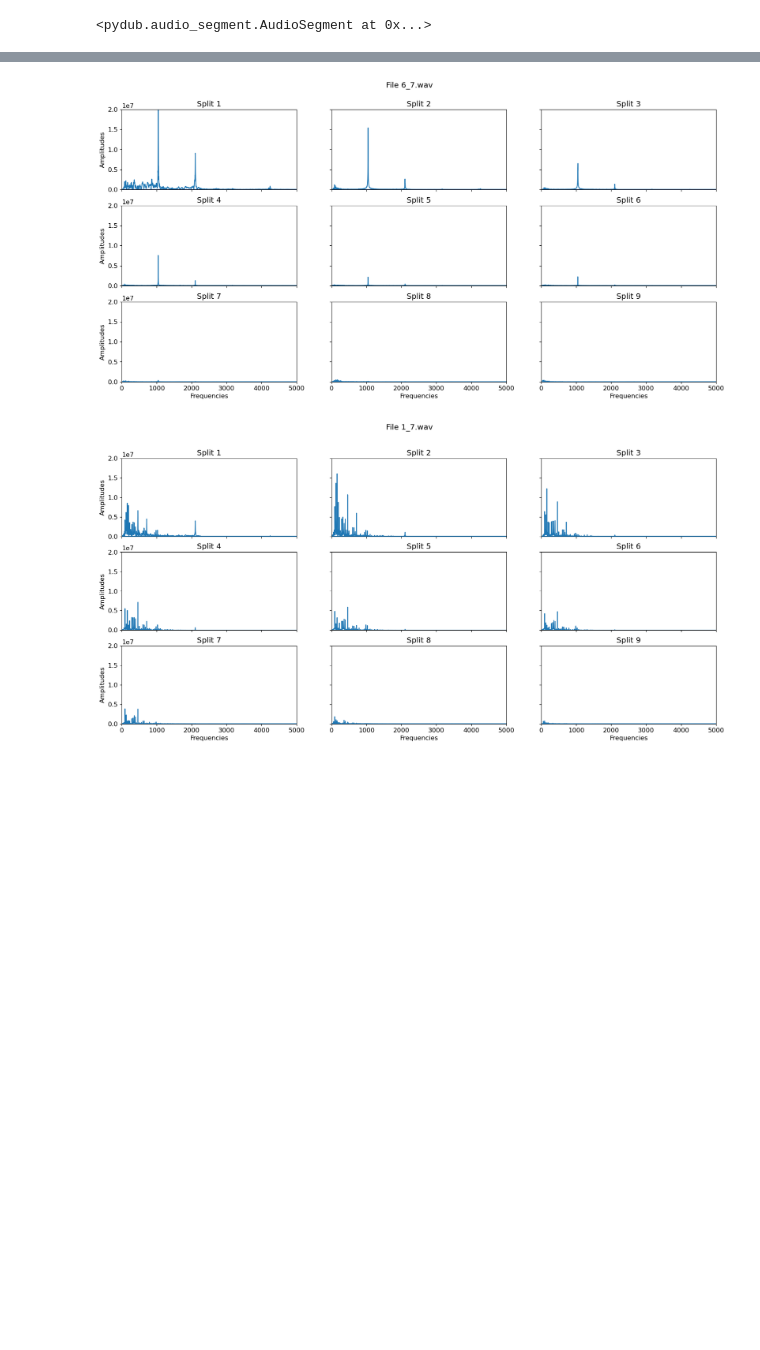
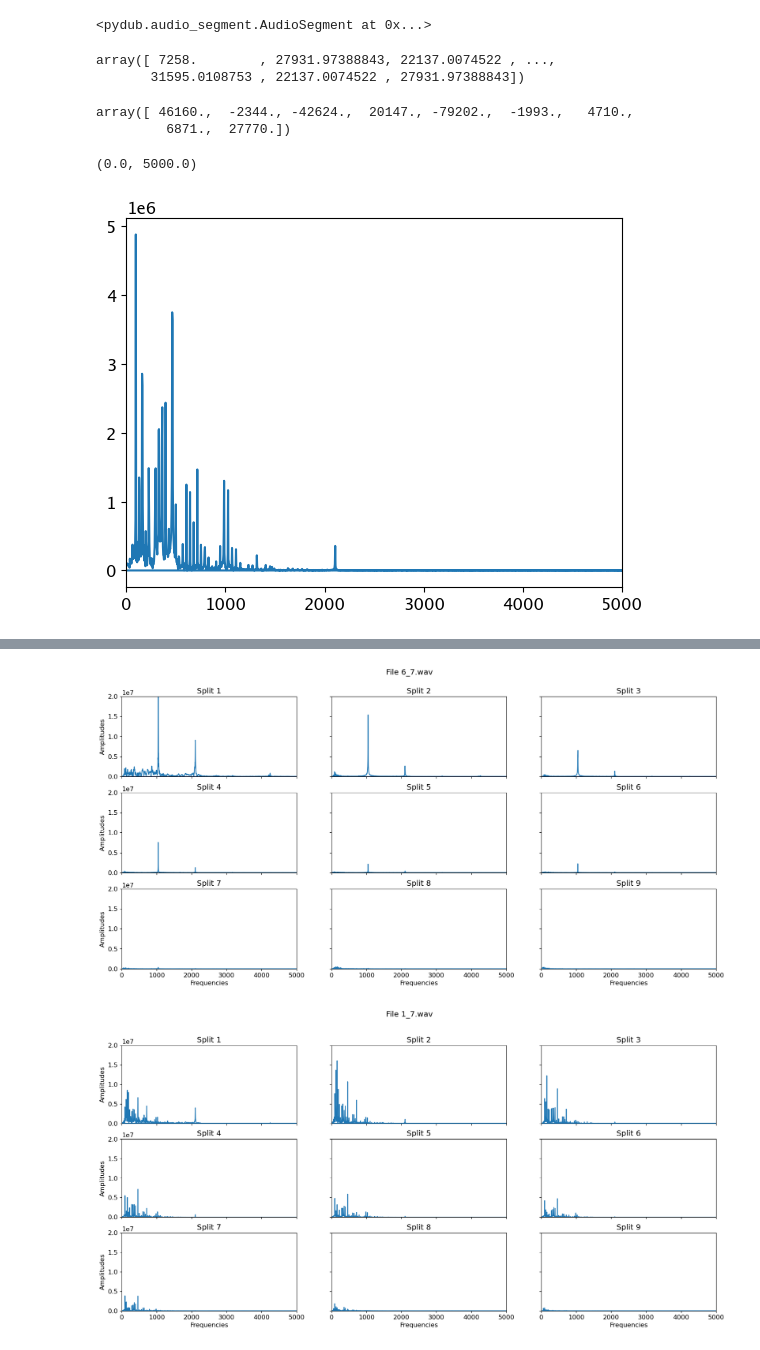
Before and after one commit to VamsiImmanneni/Sound-Separation-Project, a Jupyter notebook: Analysis-Midway.ipynb, the cells around one changed output, grey strips where cells are left out. Drawn from its saved outputs; the diff is of its cells as text; code cells hidden in the pictures; blank space fills up the shorter version.

```diff
--- a/Analysis-Midway.ipynb
+++ b/Analysis-Midway.ipynb
@@ -44,15 +44,18 @@ class Analyzer:
         N = int(self.SAMPLE_RATE * duration)
 
         self.xf = fftfreq(N, 1 / self.SAMPLE_RATE)
-        return self.xf,[fft(arr[i]) for i in range(k)]
+        return self.xf,np.array([fft(arr[i]) for i in range(k)])
 
-    def plot(self, l, r,save_path,k=1,rows=1,my_top=0.9):
+    def plot(self, l, r,save_path,k=1,lim=1,rows=1,my_top=0.9):
         cols = int(k/rows)
         fig, axs = plt.subplots(rows,cols,figsize=(20,3*rows))
         cur_data, cur_out = self.stft(k)
         fig.suptitle('File ' + self.file_name)
         fig.subplots_adjust(top=my_top)
-        for i in range(len(cur_out)):
+        if lim > len(cur_out):
+            lim = len(cur_out)
+        cur_out = cur_out[:lim]
+        for i in range(lim):
             x = int(i/cols)
             y = i%cols
             if k == 1:
@@ -84,3 +87,7 @@ class Analyzer:
         plt.show()
 # %%
 matplotlib.rcParams.update({'font.size': 12})
+# %%
+test = Analyzer('1_7.wav')
+# Gets an stft of 10 splits
+x, stft_arr = test.stft(10)
@@ -86,0 +101,19 @@ matplotlib.rcParams.update({'font.size': 12})
+# %%
+# Gets the difference between each vector in stft
+np.abs(stft_arr)[5]
+# %% [output]
+array([ 7258.        , 27931.97388843, 22137.0074522 , ...,
+       31595.0108753 , 22137.0074522 , 27931.97388843])
+# %%
+difs = get_difs(stft_arr)
+difs[:,0]
+# %% [output]
+array([ 46160.,  -2344., -42624.,  20147., -79202.,  -1993.,   4710.,
+         6871.,  27770.])
+# %%
+stft_arr.shape
+plt.plot(x,np.abs(stft_arr[4]))
+plt.xlim(0,5000)
+# %% [output]
+(0.0, 5000.0)
+[figure, added]
```
Also changed, not shown: parts of 4 cells of this notebook, 1 other file.
